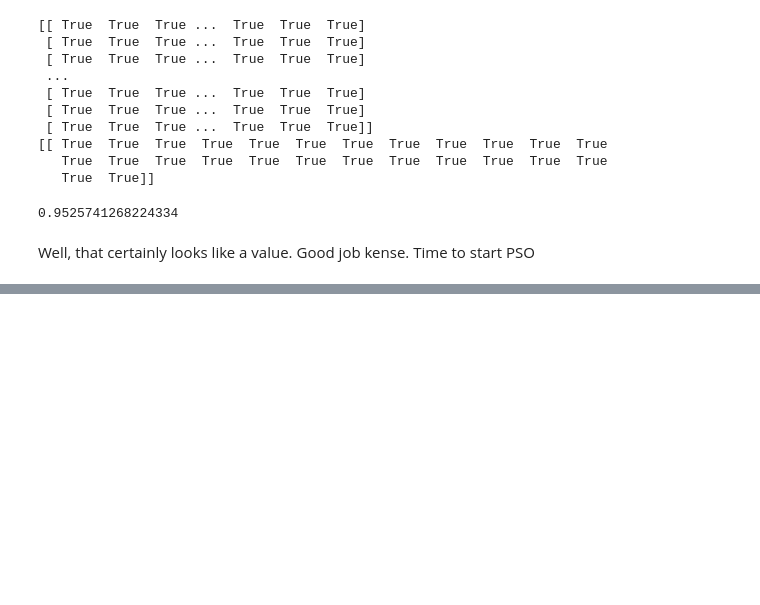
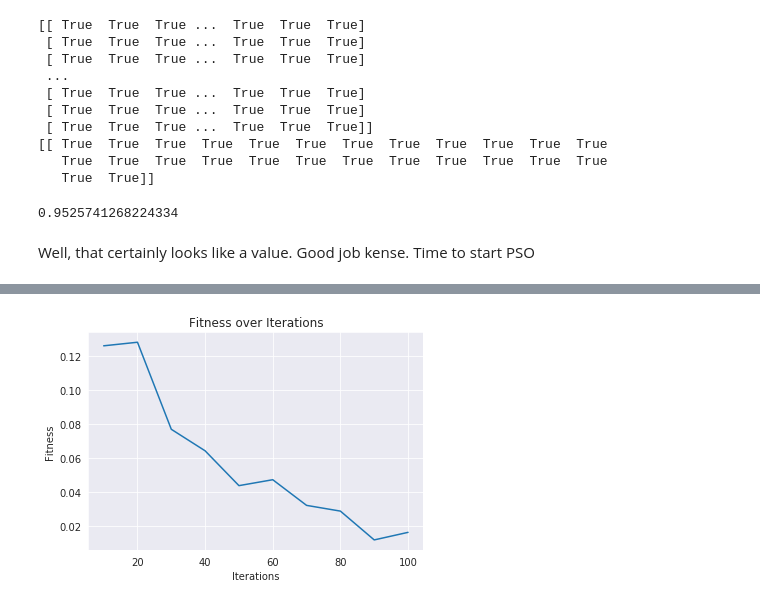
Before and after one commit to kensekense/unige, a Jupyter notebook: metaheuristics/tp_5/pso.ipynb, the cells around one changed output, grey strips where cells are left out. Drawn from its saved outputs; the diff is of its cells as text; code cells hidden in the pictures; blank space fills up the shorter version.

```diff
--- a/metaheuristics/tp_5/pso.ipynb
+++ b/metaheuristics/tp_5/pso.ipynb
@@ -292,0 +311,17 @@ predictions
+# %%
+#plot fitness as a function of iteration number
+fitnesses = []
+for i in range(10, 110, 10): #we choose steps of 10
+    a,b = PSO(20, i, images, labels)
+    fitnesses.append(calc_fitness(turn_two_to_one(a,b),images,labels))
+
+x_axis = [10,20,30,40,50,60,70,80,90,100]
+fit_itr_data = pd.DataFrame({"x":x_axis, "y":fitnesses})
+# %%
+f = plt.figure()
+with sb.axes_style("darkgrid"):
+    ax = sb.lineplot(x="x",y="y",data=fit_itr_data)
+    ax.title.set_text("Fitness over Iterations")
+    ax.set(xlabel="Iterations", ylabel="Fitness")
+# %% [output]
+[figure, added]
```
Also changed, not shown: parts of 7 cells of this notebook, 16 other files.
